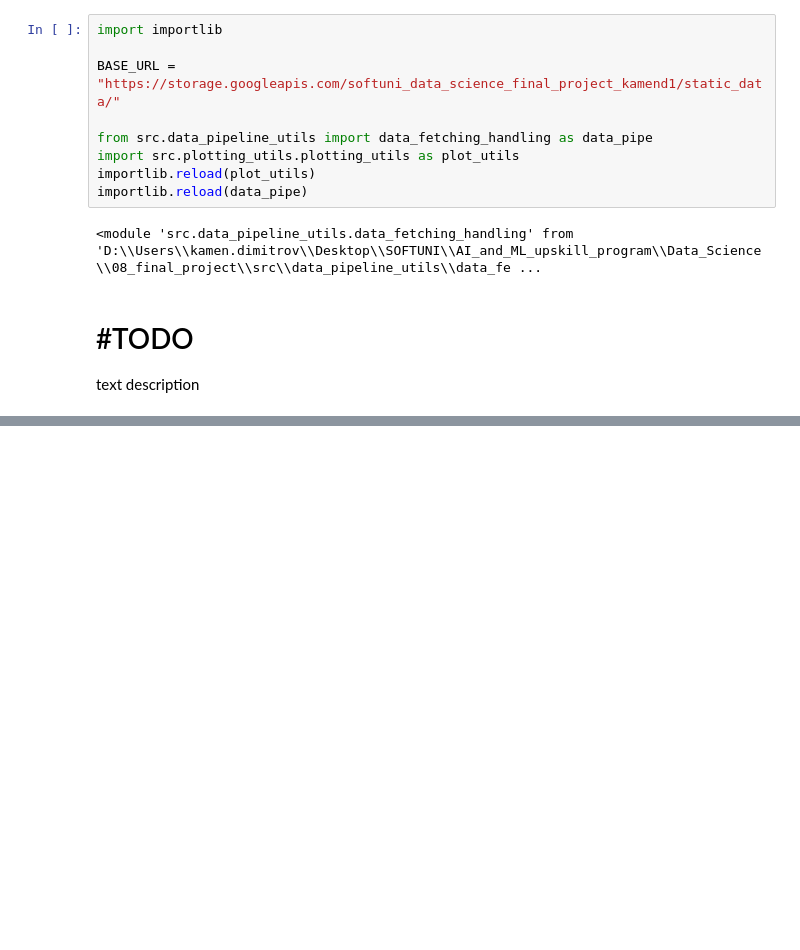
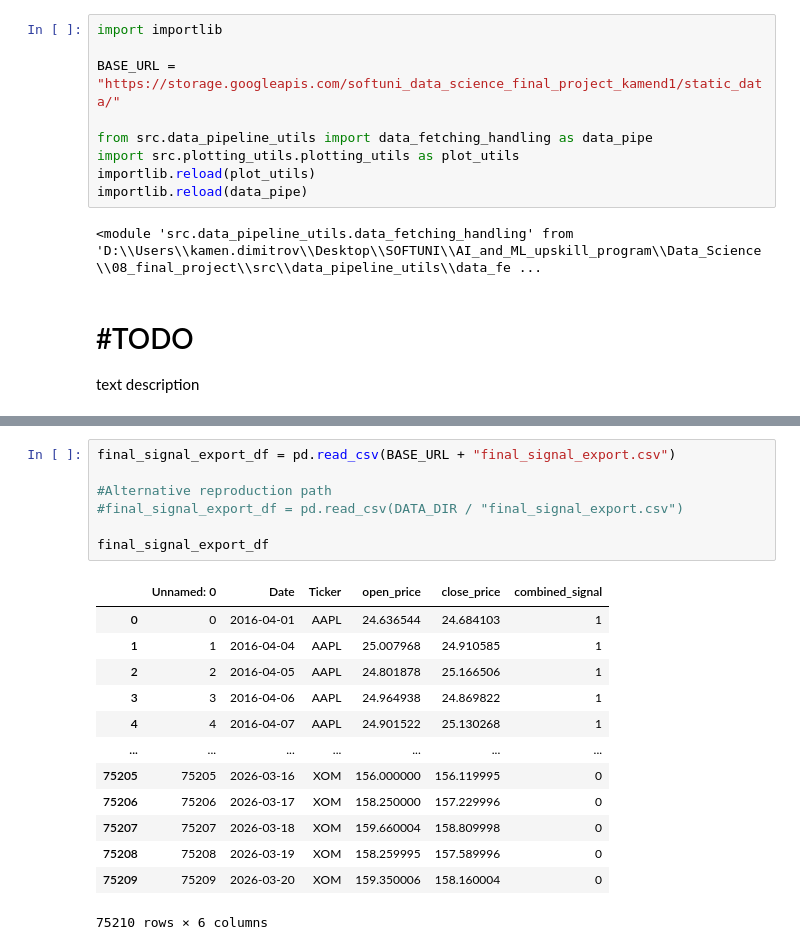
Before and after one commit to Kamend1/data_science_final_project, a Jupyter notebook: notebooks/1_4_signal_to_portfolio_influence_hypothesis_testing.ipynb, the cells around one changed output, grey strips where cells are left out. Drawn from its saved outputs; the diff is of its cells as text; blank space fills up the shorter version.

```diff
--- a/notebooks/1_4_signal_to_portfolio_influence_hypothesis_testing.ipynb
+++ b/notebooks/1_4_signal_to_portfolio_influence_hypothesis_testing.ipynb
@@ -73,0 +184,21 @@ returns_df
+# %%
+final_signal_export_df = pd.read_csv(BASE_URL + "final_signal_export.csv")
+
+#Alternative reproduction path
+#final_signal_export_df = pd.read_csv(DATA_DIR / "final_signal_export.csv")
+
+final_signal_export_df
+# %% [output]
+|  | Unnamed: 0 | Date | Ticker | open_price | close_price | combined_signal |
+| 0 | 0 | 2016-04-01 | AAPL | 24.636544 | 24.684103 | 1 |
+| 1 | 1 | 2016-04-04 | AAPL | 25.007968 | 24.910585 | 1 |
+| 2 | 2 | 2016-04-05 | AAPL | 24.801878 | 25.166506 | 1 |
+| 3 | 3 | 2016-04-06 | AAPL | 24.964938 | 24.869822 | 1 |
+| 4 | 4 | 2016-04-07 | AAPL | 24.901522 | 25.130268 | 1 |
+| ... | ... | ... | ... | ... | ... | ... |
+| 75205 | 75205 | 2026-03-16 | XOM | 156.000000 | 156.119995 | 0 |
+| 75206 | 75206 | 2026-03-17 | XOM | 158.250000 | 157.229996 | 0 |
+| 75207 | 75207 | 2026-03-18 | XOM | 159.660004 | 158.809998 | 0 |
+| 75208 | 75208 | 2026-03-19 | XOM | 158.259995 | 157.589996 | 0 |
+| 75209 | 75209 | 2026-03-20 | XOM | 159.350006 | 158.160004 | 0 |
+75210 rows × 6 columns
```
Also changed, not shown: parts of 18 cells of this notebook, 1 other file.
